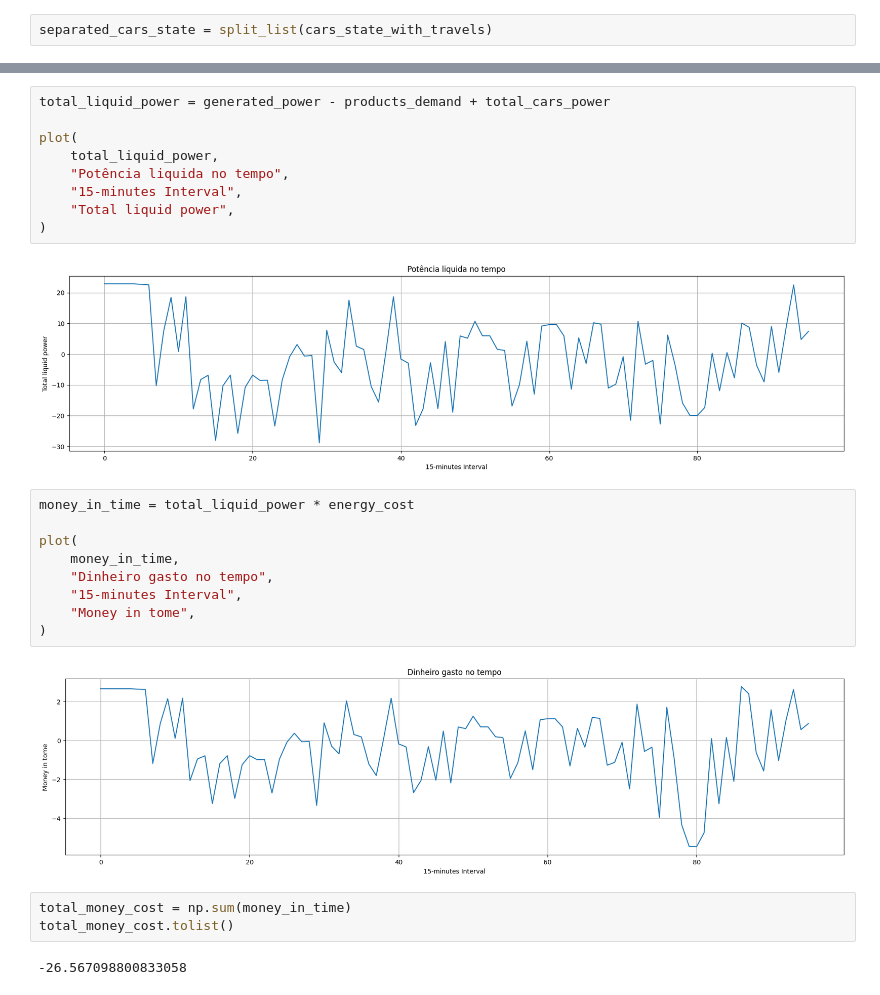
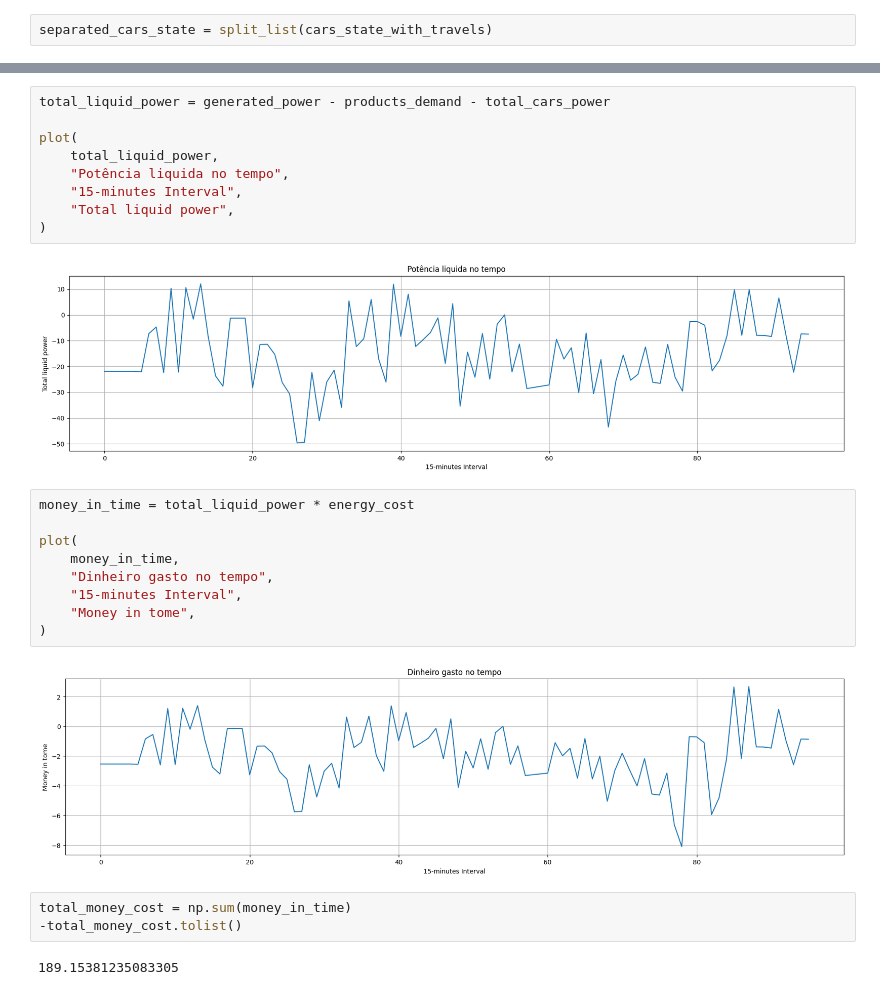
Before and after one commit to pachecowillians/grey-wolf-optimization, a Jupyter notebook: evrp2.ipynb, the cells around one changed output, grey strips where cells are left out. Saved outputs shown, nothing was run; the diff lists cells and outputs as text.

Commit message:
fix: fixing  total money cost signal

```diff
--- a/evrp2.ipynb
+++ b/evrp2.ipynb
@@ -476,14 +476,14 @@ plot(
 # %%
-total_liquid_power = generated_power - products_demand + total_cars_power
+total_liquid_power = generated_power - products_demand - total_cars_power
 
 plot(
     total_liquid_power,
     "Potência liquida no tempo",
     "15-minutes Interval",
     "Total liquid power",
 )
 # %% [output]
-[figure, old version]
+[figure, new version]
 # %%
 money_in_time = total_liquid_power * energy_cost
 
@@ -494,9 +494,9 @@ plot(
     "Money in tome",
 )
 # %% [output]
-[figure, old version]
+[figure, new version]
 # %%
 total_money_cost = np.sum(money_in_time)
-total_money_cost.tolist()
+-total_money_cost.tolist()
 # %% [output]
--26.567098800833058
+189.15381235083305
```
Also changed, not shown: parts of 6 cells of this notebook.
